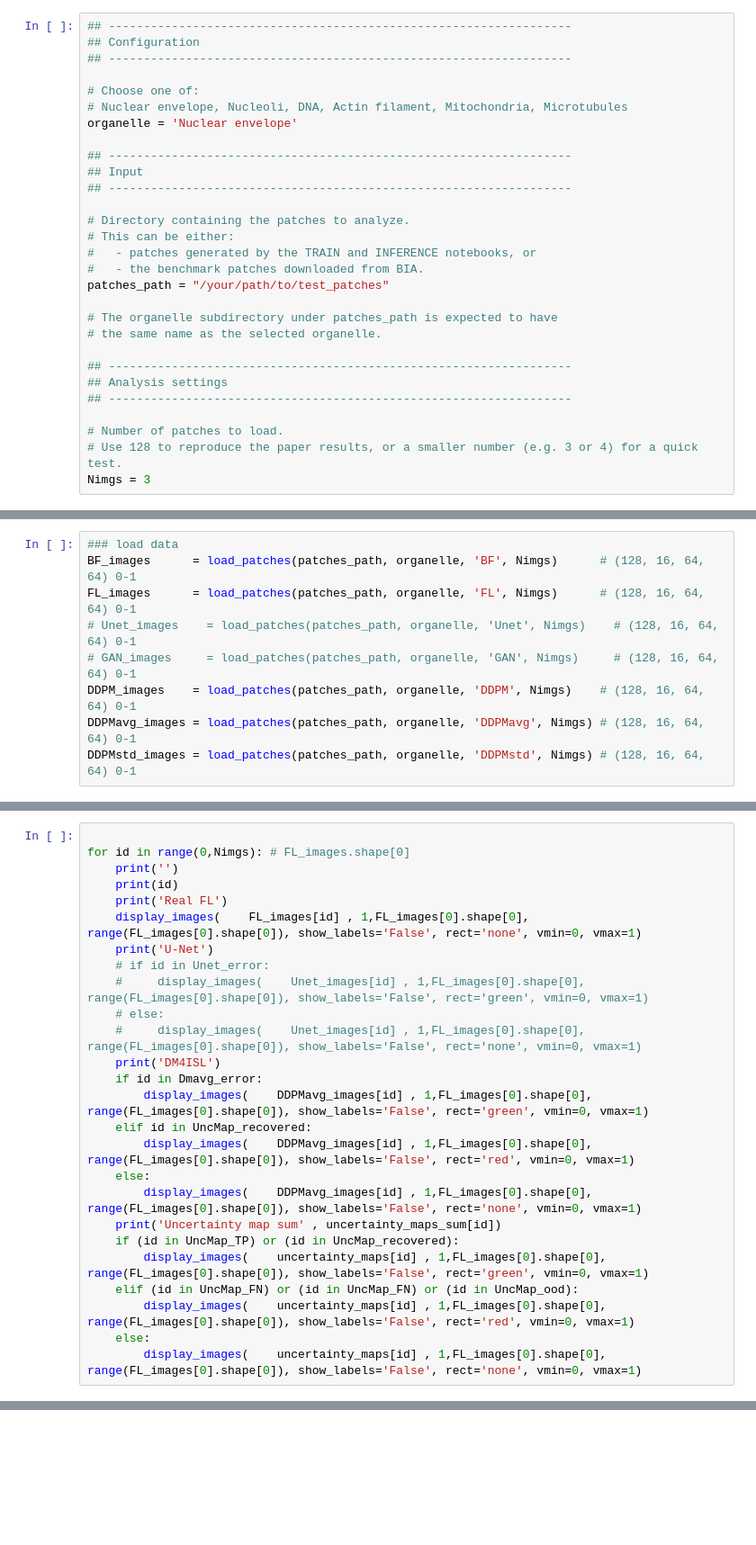
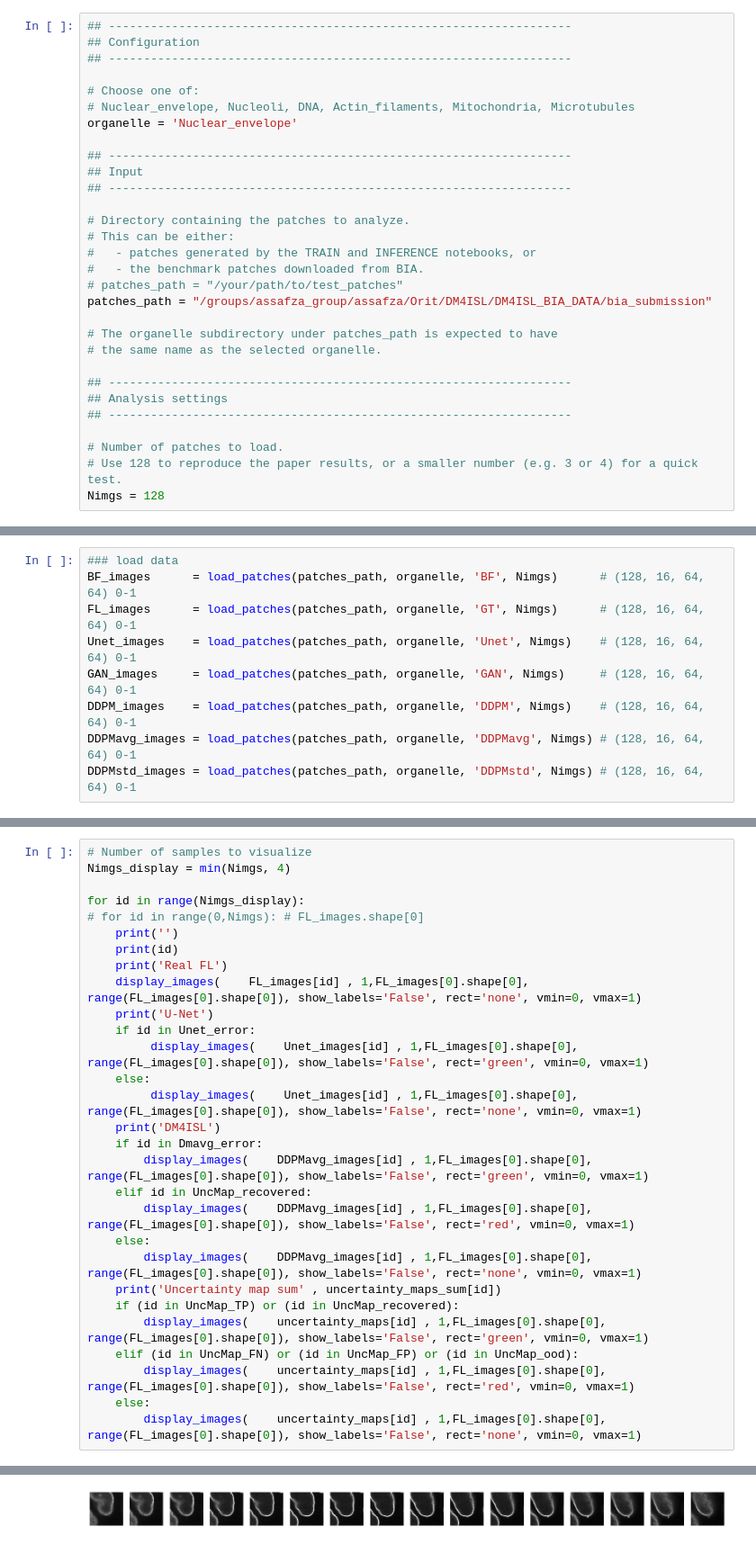
Before and after one commit to zaritskylab/DM4ISL, a Jupyter notebook: BENCHMARK.ipynb, the cells around one changed output, grey strips where cells are left out. Shown at 90% size. Saved outputs shown, nothing was run; the diff lists cells and outputs as text; blank space fills up the shorter version.

Commit message:
Update DM4ISL pipeline and benchmark for data release

```diff
--- a/BENCHMARK.ipynb
+++ b/BENCHMARK.ipynb
@@ -15,8 +16,8 @@ Use this notebook to evaluate fluorescence image predictions for a selected orga
 ## ------------------------------------------------------------------
 
 # Choose one of:
-# Nuclear envelope, Nucleoli, DNA, Actin filament, Mitochondria, Microtubules
-organelle = 'Nuclear envelope'
+# Nuclear_envelope, Nucleoli, DNA, Actin_filaments, Mitochondria, Microtubules
+organelle = 'Nuclear_envelope'
 
 ## ------------------------------------------------------------------
 ## Input
@@ -26,7 +27,8 @@ organelle = 'Nuclear envelope'
 # This can be either:
 #   - patches generated by the TRAIN and INFERENCE notebooks, or
 #   - the benchmark patches downloaded from BIA.
-patches_path = "/your/path/to/test_patches"
+# patches_path = "/your/path/to/test_patches"
+patches_path = "/groups/assafza_group/assafza/Orit/DM4ISL/DM4ISL_BIA_DATA/bia_submission"
 
 # The organelle subdirectory under patches_path is expected to have
 # the same name as the selected organelle.
@@ -37,7 +39,7 @@ patches_path = "/your/path/to/test_patches"
 
 # Number of patches to load.
 # Use 128 to reproduce the paper results, or a smaller number (e.g. 3 or 4) for a quick test.
-Nimgs = 3
+Nimgs = 128
 # %%
 import skimage
 from skimage.metrics import hausdorff_distance
@@ -87,9 +90,9 @@ organelle_seg_params = SegmentationParams(organelle)
 # %%
 ### load data
 BF_images      = load_patches(patches_path, organelle, 'BF', Nimgs)      # (128, 16, 64, 64) 0-1
-FL_images      = load_patches(patches_path, organelle, 'FL', Nimgs)      # (128, 16, 64, 64) 0-1
-# Unet_images    = load_patches(patches_path, organelle, 'Unet', Nimgs)    # (128, 16, 64, 64) 0-1
-# GAN_images     = load_patches(patches_path, organelle, 'GAN', Nimgs)     # (128, 16, 64, 64) 0-1
+FL_images      = load_patches(patches_path, organelle, 'GT', Nimgs)      # (128, 16, 64, 64) 0-1
+Unet_images    = load_patches(patches_path, organelle, 'Unet', Nimgs)    # (128, 16, 64, 64) 0-1
+GAN_images     = load_patches(patches_path, organelle, 'GAN', Nimgs)     # (128, 16, 64, 64) 0-1
 DDPM_images    = load_patches(patches_path, organelle, 'DDPM', Nimgs)    # (128, 16, 64, 64) 0-1
 DDPMavg_images = load_patches(patches_path, organelle, 'DDPMavg', Nimgs) # (128, 16, 64, 64) 0-1
 DDPMstd_images = load_patches(patches_path, organelle, 'DDPMstd', Nimgs) # (128, 16, 64, 64) 0-1
@@ -203,17 +238,20 @@ if organelle == 'Microtubulese':
     UncMap_FN = [48, 66]
     UncMap_ood = []
 # %%
+# Number of samples to visualize
+Nimgs_display = min(Nimgs, 4)
 
-for id in range(0,Nimgs): # FL_images.shape[0]
+for id in range(Nimgs_display):
+# for id in range(0,Nimgs): # FL_images.shape[0]
     print('')
     print(id)
     print('Real FL')
     display_images(    FL_images[id] , 1,FL_images[0].shape[0], range(FL_images[0].shape[0]), show_labels='False', rect='none', vmin=0, vmax=1)
     print('U-Net')
-    # if id in Unet_error:
-    #     display_images(    Unet_images[id] , 1,FL_images[0].shape[0], range(FL_images[0].shape[0]), show_labels='False', rect='green', vmin=0, vmax=1)
-    # else:
-    #     display_images(    Unet_images[id] , 1,FL_images[0].shape[0], range(FL_images[0].shape[0]), show_labels='False', rect='none', vmin=0, vmax=1)
+    if id in Unet_error:
+         display_images(    Unet_images[id] , 1,FL_images[0].shape[0], range(FL_images[0].shape[0]), show_labels='False', rect='green', vmin=0, vmax=1)
+    else:
+         display_images(    Unet_images[id] , 1,FL_images[0].shape[0], range(FL_images[0].shape[0]), show_labels='False', rect='none', vmin=0, vmax=1)
     print('DM4ISL')
     if id in Dmavg_error:
         display_images(    DDPMavg_images[id] , 1,FL_images[0].shape[0], range(FL_images[0].shape[0]), show_labels='False', rect='green', vmin=0, vmax=1)
@@ -224,7 +262,8 @@ for id in range(0,Nimgs): # FL_images.shape[0]
     print('Uncertainty map sum' , uncertainty_maps_sum[id])
     if (id in UncMap_TP) or (id in UncMap_recovered):
         display_images(    uncertainty_maps[id] , 1,FL_images[0].shape[0], range(FL_images[0].shape[0]), show_labels='False', rect='green', vmin=0, vmax=1)
-    elif (id in UncMap_FN) or (id in UncMap_FN) or (id in UncMap_ood):
+    elif (id in UncMap_FN) or (id in UncMap_FP) or (id in UncMap_ood):
         display_images(    uncertainty_maps[id] , 1,FL_images[0].shape[0], range(FL_images[0].shape[0]), show_labels='False', rect='red', vmin=0, vmax=1)
     else:
         display_images(    uncertainty_maps[id] , 1,FL_images[0].shape[0], range(FL_images[0].shape[0]), show_labels='False', rect='none', vmin=0, vmax=1)
+# %% [output]
@@ -230,0 +272 @@ for id in range(0,Nimgs): # FL_images.shape[0]
+[figure, added]
```
Also changed, not shown: parts of 7 cells of this notebook, 5 other files.
